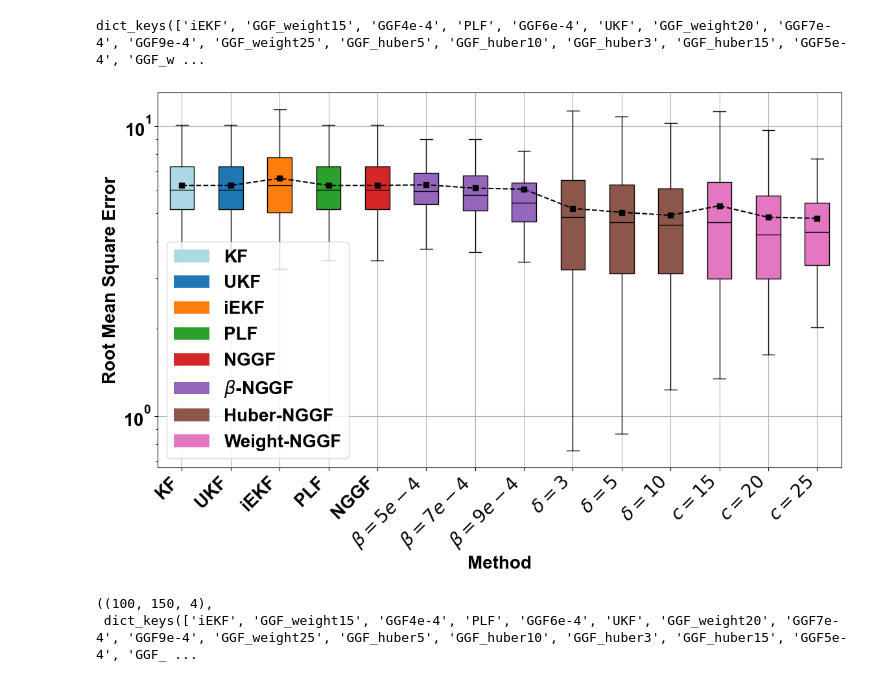
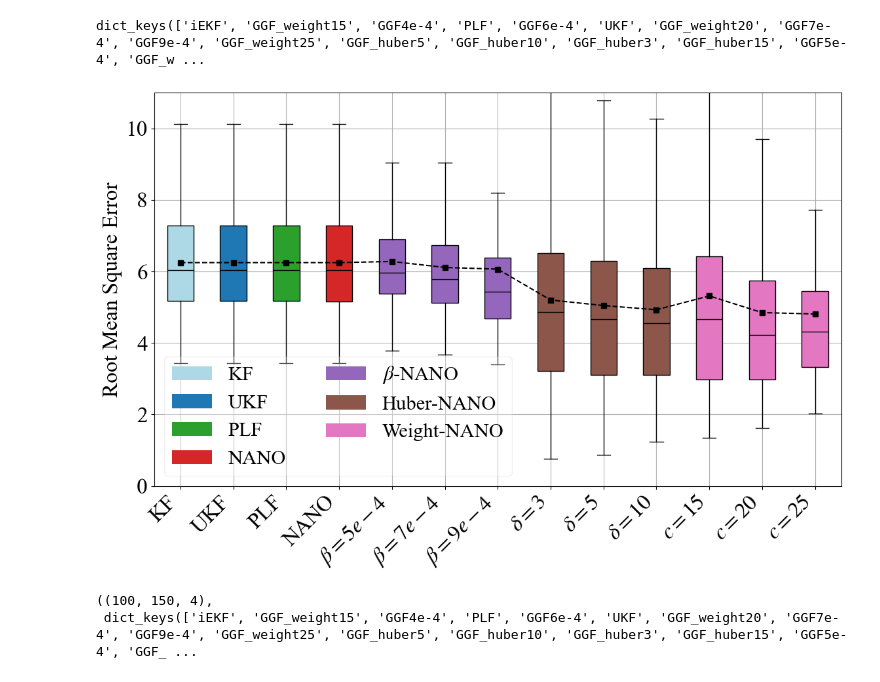
Before and after one commit to TianyiMehdi/NANO-filter, a Jupyter notebook: plot_wiener.ipynb, the cells around one changed output. Drawn from its saved outputs; the diff is of its cells as text; code cells hidden in the pictures.

```diff
--- a/plot_wiener.ipynb
+++ b/plot_wiener.ipynb
@@ -84,40 +83,44 @@ armse_values = [
 # print(armse_values.items())
 # %%
 from matplotlib.patches import Patch
+from matplotlib.ticker import ScalarFormatter
+plt.rcParams['font.family'] = 'Times New Roman'
+plt.rcParams['mathtext.fontset'] = 'stix'
+plt.rcParams['mathtext.rm'] = 'Times New Roman'
+plt.rcParams['font.size'] = 24
 xlab1 = r'$\beta$'
-variable_names = ['KF', 'UKF', 'iEKF', 'PLF','NGGF', r'$\beta=5e-4$', r'$\beta=7e-4$', r'$\beta=9e-4$',
+variable_names = ['KF', 'UKF', 'PLF','NANO', r'$\beta=5e-4$', r'$\beta=7e-4$', r'$\beta=9e-4$',
                   r'$\delta=3$', r'$\delta=5$', r'$\delta=10$', r'$c=15$', r'$c=20$', r'$c=25$']
-label = ['KF', 'UKF', 'iEKF', 'PLF','NGGF', r'$\beta$'+'-NGGF', 'Huber-NGGF', 'Weight-NGGF']
+label = ['KF', 'UKF', 'PLF','NANO', r'$\beta$'+'-NANO', 'Huber-NANO', 'Weight-NANO']
 plt.figure(figsize=(12, 8))
-plt.yscale('log')
+# plt.yscale('log')
 box = plt.boxplot(armse_values, vert=True, patch_artist=True, showfliers=False)  # 'patch_artist=True' fills the box with color
-colors = ['lightblue']+['C0']+['C1']+['C2']+['C3']+['C4']*3+['C5']*3+['C6']*3
+colors = ['lightblue']+['C0']+['C2']+['C3']+['C4']*3+['C5']*3+['C6']*3
 for patch, color in zip(box['boxes'], colors):
         patch.set_facecolor(color)
 for median in box['medians']:
     median.set_color('black')
 means = [np.mean(datapoint) for datapoint in armse_values]
 plt.plot(range(1, len(armse_values) + 1), means, marker='s', linestyle='--', color='black', label='Mean')
 plt.xticks(ticks=range(1, len(armse_values) + 1), labels=variable_names, rotation=45, ha='right')
 # plt.xlabel(xlab1)
-plt.xlabel('Method')
+# plt.xlabel('Method')
 plt.ylabel('Root Mean Square Error')
-# plt.ylim(ylims[i])
+plt.ylim(0, 11)
 plt.grid(True)
 legend_elements = [Patch(facecolor=colors[0], label=label[0]),
                     Patch(facecolor=colors[1], label=label[1]),
                     Patch(facecolor=colors[2], label=label[2]),
                     Patch(facecolor=colors[3], label=label[3]),
                     Patch(facecolor=colors[4], label=label[4]),
-                    Patch(facecolor=colors[5], label=label[5]),
-                    Patch(facecolor=colors[8], label=label[6]),
-                    Patch(facecolor=colors[11], label=label[7]),]
-plt.legend(handles=legend_elements)
+                    Patch(facecolor=colors[7], label=label[5]),
+                    Patch(facecolor=colors[10], label=label[6]),]
+plt.legend(handles=legend_elements, loc='lower left', ncol=2, fontsize=22, framealpha=0.3)
 # plt.show()
 plt.tight_layout()
-plt.savefig('/home/zhangtianyi/Gibss-Gaussian-Filtering/figures/wiener_m/wiener_m.png', bbox_inches='tight')
+plt.savefig('/home/zhangtianyi/Gibss-Gaussian-Filtering/figures/wiener_m/wiener_m.pdf', bbox_inches='tight')
 # %% [output]
-[figure, old version]
+[figure, new version]
 # %%
 def read_json_from_folders(base_path):
     """
```
Also changed, not shown: parts of 14 cells of this notebook, 28 other files.
